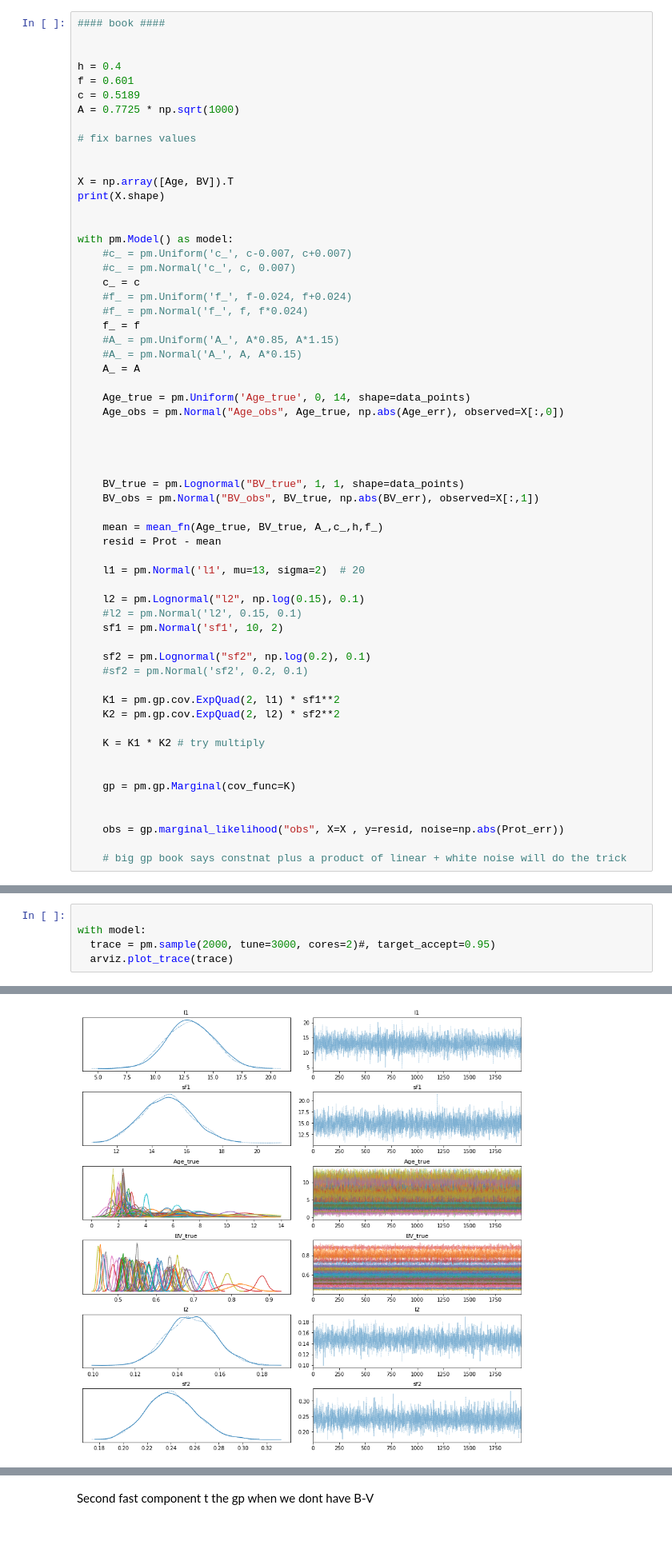
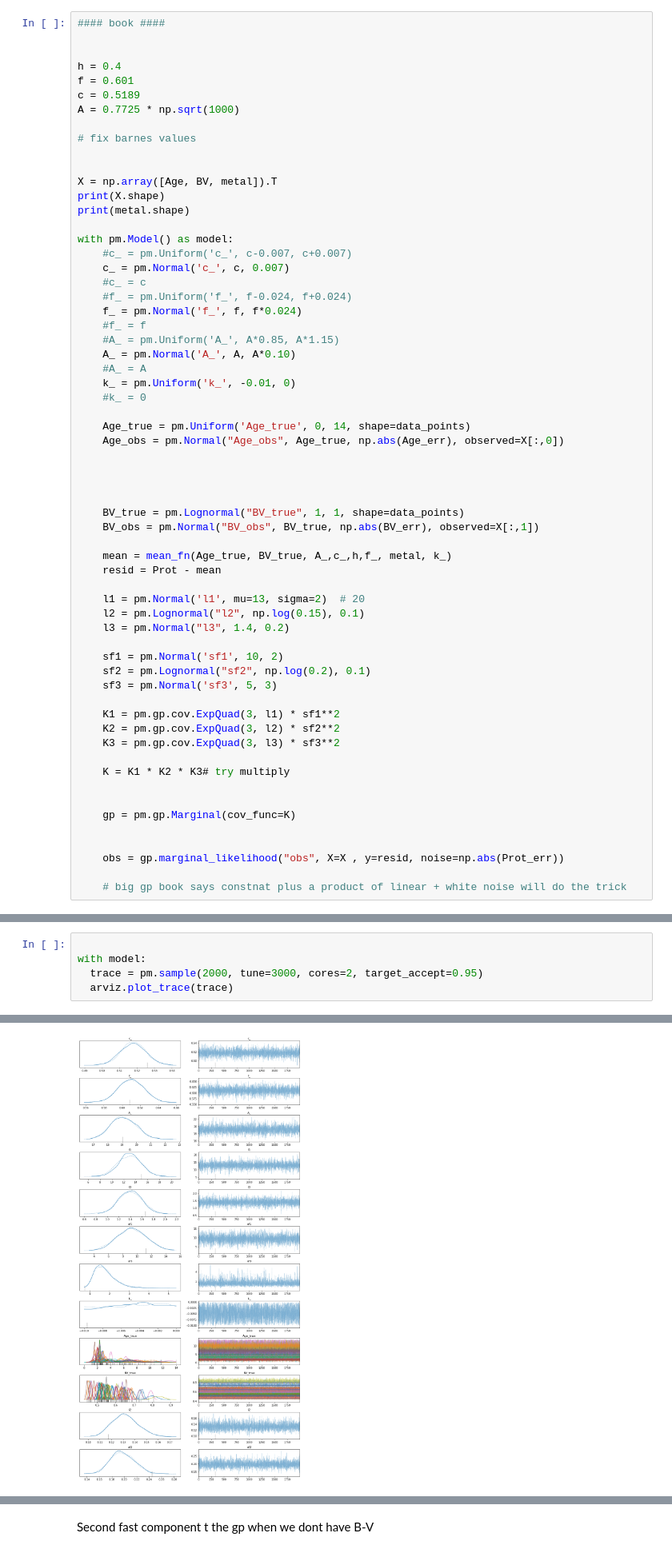
Before and after one commit to ni-phy/year4-project, a Jupyter notebook: Henry/3d_fitting_real.ipynb, the cells around one changed output, grey strips where cells are left out. Shown at 80% size. Cells and saved outputs as stored; diff of their text form.

```diff
--- a/Henry/3d_fitting_real.ipynb
+++ b/Henry/3d_fitting_real.ipynb
@@ -256,20 +200,22 @@ A = 0.7725 * np.sqrt(1000)
 # fix barnes values
 
 
-X = np.array([Age, BV]).T
+X = np.array([Age, BV, metal]).T
 print(X.shape)
-
+print(metal.shape)
 
 with pm.Model() as model:
     #c_ = pm.Uniform('c_', c-0.007, c+0.007)
-    #c_ = pm.Normal('c_', c, 0.007)
-    c_ = c
+    c_ = pm.Normal('c_', c, 0.007)
+    #c_ = c
     #f_ = pm.Uniform('f_', f-0.024, f+0.024)
-    #f_ = pm.Normal('f_', f, f*0.024)
-    f_ = f
+    f_ = pm.Normal('f_', f, f*0.024)
+    #f_ = f
     #A_ = pm.Uniform('A_', A*0.85, A*1.15)
-    #A_ = pm.Normal('A_', A, A*0.15)
-    A_ = A
+    A_ = pm.Normal('A_', A, A*0.10)
+    #A_ = A
+    k_ = pm.Uniform('k_', -0.01, 0)
+    #k_ = 0
 
     Age_true = pm.Uniform('Age_true', 0, 14, shape=data_points)
     Age_obs = pm.Normal("Age_obs", Age_true, np.abs(Age_err), observed=X[:,0])
@@ -280,22 +226,22 @@ with pm.Model() as model:
     BV_true = pm.Lognormal("BV_true", 1, 1, shape=data_points)
     BV_obs = pm.Normal("BV_obs", BV_true, np.abs(BV_err), observed=X[:,1])
 
-    mean = mean_fn(Age_true, BV_true, A_,c_,h,f_)
+    mean = mean_fn(Age_true, BV_true, A_,c_,h,f_, metal, k_)
     resid = Prot - mean
 
     l1 = pm.Normal('l1', mu=13, sigma=2)  # 20
+    l2 = pm.Lognormal("l2", np.log(0.15), 0.1)
+    l3 = pm.Normal("l3", 1.4, 0.2)
 
-    l2 = pm.Lognormal("l2", np.log(0.15), 0.1)
-    #l2 = pm.Normal('l2', 0.15, 0.1)
     sf1 = pm.Normal('sf1', 10, 2)
+    sf2 = pm.Lognormal("sf2", np.log(0.2), 0.1)
+    sf3 = pm.Normal('sf3', 5, 3)
 
-    sf2 = pm.Lognormal("sf2", np.log(0.2), 0.1)
-    #sf2 = pm.Normal('sf2', 0.2, 0.1)
+    K1 = pm.gp.cov.ExpQuad(3, l1) * sf1**2
+    K2 = pm.gp.cov.ExpQuad(3, l2) * sf2**2
+    K3 = pm.gp.cov.ExpQuad(3, l3) * sf3**2
 
-    K1 = pm.gp.cov.ExpQuad(2, l1) * sf1**2
-    K2 = pm.gp.cov.ExpQuad(2, l2) * sf2**2
-
-    K = K1 * K2 # try multiply
+    K = K1 * K2 * K3# try multiply
 
 
     gp = pm.gp.Marginal(cov_func=K)
@@ -309,7 +256,7 @@ with pm.Model() as model:
 # %%
 
 with model:
-  trace = pm.sample(2000, tune=3000, cores=2)#, target_accept=0.95)
+  trace = pm.sample(2000, tune=3000, cores=2, target_accept=0.95)
   arviz.plot_trace(trace)
 # %% [output]
 WARNING (theano.tensor.blas): We did not find a dynamic library in the library_dir of the library we use for blas. If you use ATLAS, make sure to compile it with dynamics library.
@@ -322,4 +270,4 @@ Sampling 2 chains for 3_000 tune and 2_000 draw iterations (6_000 + 4_000 draws
-[figure, old version]
+[figure, new version]
 # %%
 with model:
   print(arviz.summary(trace))
```
Also changed, not shown: parts of 19 cells of this notebook.
